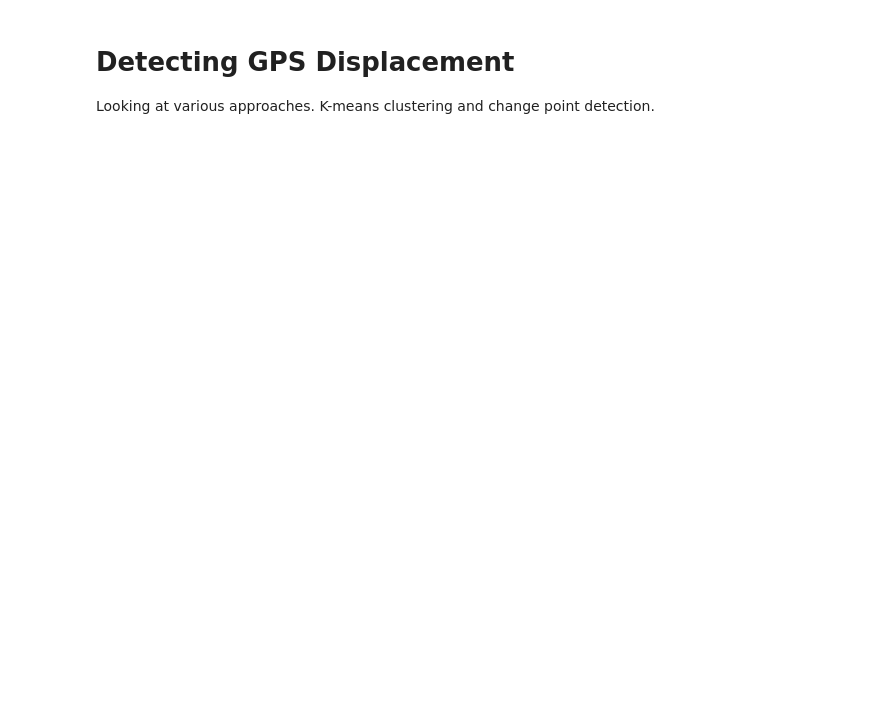
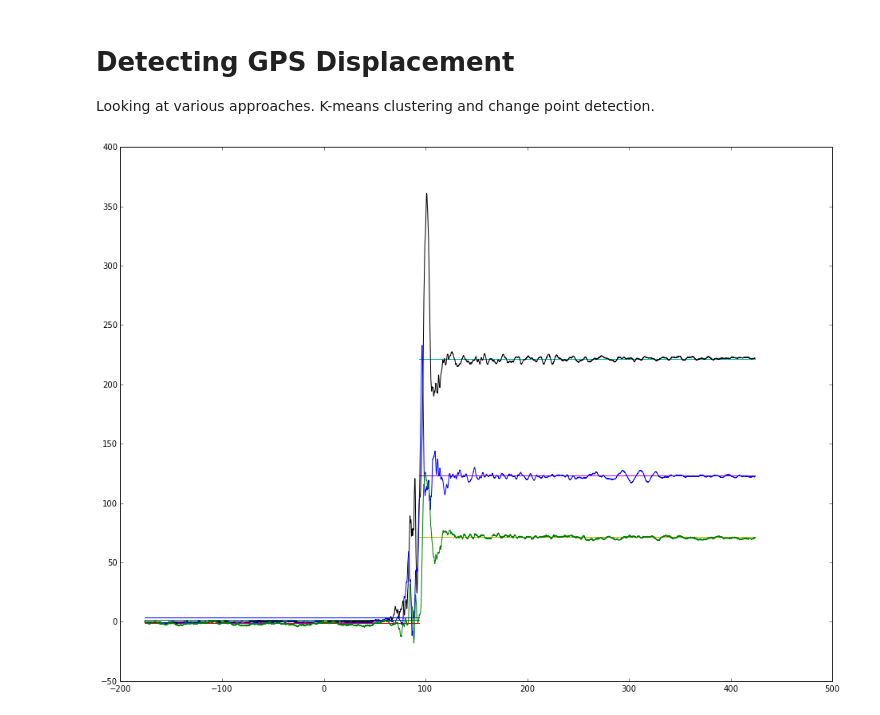
Before and after one commit to crleblanc/displacement_experiments, a Jupyter notebook: displacement.ipynb, the cells around one changed output. Cells and saved outputs as stored; diff of their text form; code cells hidden in the pictures; blank space fills up the shorter version.

```diff
--- a/displacement.ipynb
+++ b/displacement.ipynb
@@ -4,36 +4,80 @@ Looking at various approaches.  K-means clustering and change point detection.
 # %%
 import pandas as pd
 import numpy as np
 import matplotlib.pyplot as plt
 import matplotlib.pylab as pylab
 from sklearn.cluster import KMeans
 
+# settings for matplotlib in ipython notebook
 %matplotlib inline
 pylab.rcParams['figure.figsize'] = 16, 12
 
-cols = ['sec-past-eq', 'n(cm)', 'e(cm)', 'u(cm)']
-data = pd.read_csv("10hz-318.DHU.cmbl.LC.reformat", delim_whitespace=True, usecols=cols)
-data = data.set_index('sec-past-eq')
 
-#print data[['n(cm)', 'e(cm)', 'u(cm)']].values
-# KMeans needs to know the number of clusters (eg: relatively stable periods).  Usually 2 (eg: 1 quake) but not necessarily
-n = 2
-km = KMeans(n_clusters=n)
-clusters = km.fit_predict(data[['n(cm)', 'e(cm)', 'u(cm)']].values)
+def read_file(fname, cols):
+    data = pd.read_csv(fname, delim_whitespace=True, usecols=cols)
+    data = data.set_index('sec-past-eq')
+    return data
 
-# add a new column for the cluster id
-data['cluster_id'] = pd.Series(clusters, index=data.index)
+# TODO: move plotting to a different func?
+def get_displacement(dframe, columns, n):
+    """Use KMeans clustering to find the cluster centers and return a time ordered list of displacements (XYZ)"""
+    km = KMeans(n_clusters=n)
+    clusters = km.fit_predict(data[columns].values)
 
-# plot and get a list of min/max times of clusters so we can sort them by time
-for i, centers in enumerate(km.cluster_centers_):
+    # add a new column for the cluster id
+    data['cluster_id'] = pd.Series(clusters, index=data.index)
 
-    component_cluster = data.index[data['cluster_id'] == i]
-    print "Cluster %d, value: %s, min/max time: %s,%s" % (i, centers, component_cluster[0], component_cluster[-1])
+    cluster_times = []
 
-    # plot the center of the cluster for each component (x/y/z)
-    for yval in centers:
-        plt.plot([component_cluster[0], component_cluster[-1]], [yval, yval])
+    # plot and get a list of min/max times of clusters so we can sort them by time, this will give us relative displacement
+    for i, centers in enumerate(km.cluster_centers_):
 
-plt.plot(data.index, data[['n(cm)', 'e(cm)', 'u(cm)']])
-plt.show()
+        times = data.index[data['cluster_id'] == i]
+        cluster_times.append(times.mean())
+
+        # plot the center of the cluster for each component (x/y/z)
+        for yval in centers:
+            plt.plot([times[0], times[-1]], [yval, yval])
+
+    # record the relative displacement
+    displacements = []
+    cluster_idx = 0
+    previous_xyz = None
+    for sorted_idx in np.argsort(cluster_times):
+        if cluster_idx == 0:
+            previous_xyz = km.cluster_centers_[sorted_idx]
+
+        else:
+            delta = km.cluster_centers_[sorted_idx] - previous_xyz
+            #print "relative displacement: %s:%f %s:%f %s:%f" % (columns[0], delta[0], columns[1], delta[1], columns[2], delta[2])
+            displacements.append(delta)
+
+        previous_xyz = km.cluster_centers_[sorted_idx]
+
+        cluster_idx += 1
+
+
+
+    plt.plot(data.index, data[columns])
+    plt.show()
+    return np.array(displacements)
+
+def main():
+    # KMeans needs to know the number of clusters (eg: relatively stable periods).  Usually 2 (eg: 1 quake) but not necessarily
+    n = 2
+
+    # columns in the input file to parse
+    cols = ['sec-past-eq', 'n(cm)', 'e(cm)', 'u(cm)']
+    files = ["10hz-318.DHU.cmbl.LC.reformat"]
+    for fname in files:
+        components = cols[1:]
+        dframe = read_file(fname, cols)
+        disp = get_displacement(dframe, components, n)
+
+        for i, event in enumerate(disp):
+            print fname+':', 'Displacement event', i+1, components[0] + ':', event[0], components[1] + ':', event[1], components[2] + ':', event[2]
+
+if __name__ == '__main__':
+    main()
 # %% [output]
+[figure, new version]
```
Also changed, not shown: parts of 1 cell of this notebook.
